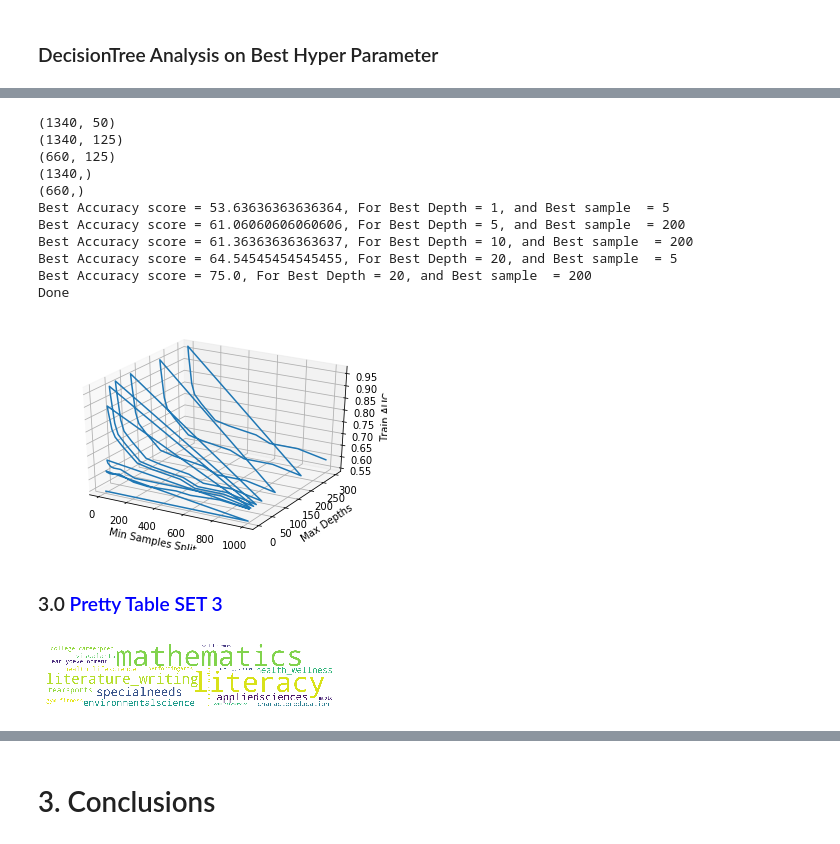
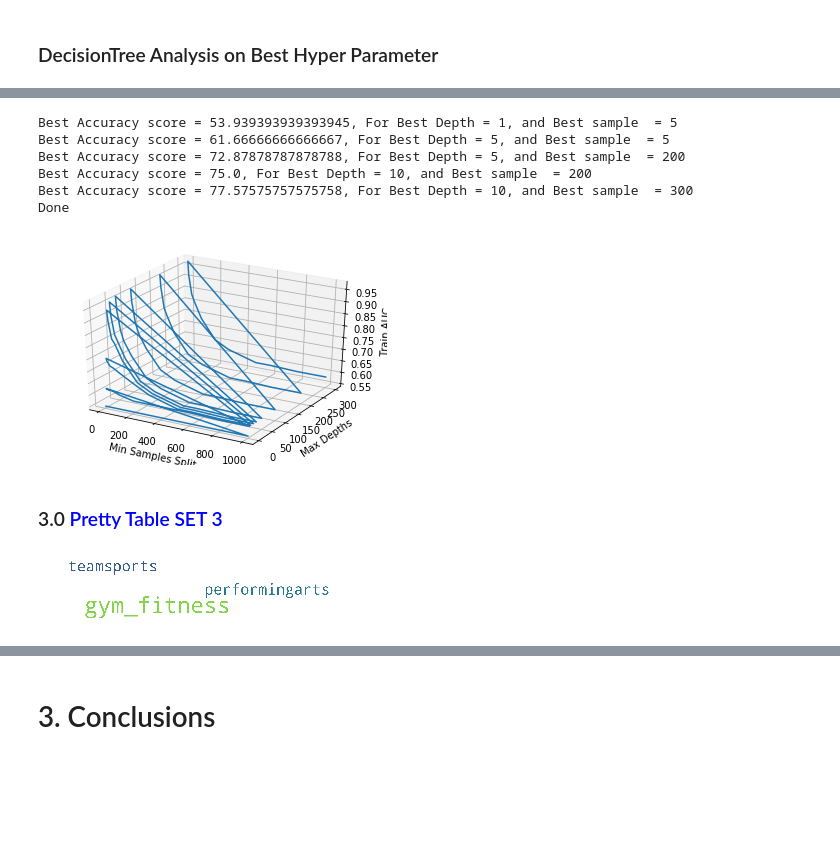
Before and after one commit to VipinJain1/VIP-DecisionTree, a Jupyter notebook: Decision_Tree.ipynb, the cells around one changed output, grey strips where cells are left out. Saved outputs shown, nothing was run; the diff lists cells and outputs as text; code cells hidden in the pictures; blank space fills up the shorter version.

Commit message:
added some graphs

```diff
--- a/Decision_Tree.ipynb
+++ b/Decision_Tree.ipynb
@@ -80,8 +80,8 @@ We will use the pandas .read_csv() method to read in the dataset. Then we will u
 # %% [markdown]
 ## 1.1 Reading Data
 # %%
-project_data = pd.read_csv("C:\\VipinML\\Assignment 2\\Assignments_DonorsChoose_2018\\train_data.csv")
-resource_data = pd.read_csv("C:\\VipinML\Assignment 2\\Assignments_DonorsChoose_2018\\resources.csv")
+project_data = pd.read_csv("D:\\VipinML\\Assignment 2\\Assignments_DonorsChoose_2018\\train_data.csv")
+resource_data = pd.read_csv("D:\\VipinML\Assignment 2\\Assignments_DonorsChoose_2018\\resources.csv")
 #Limit the data for testing purpose since processing takes few hours for full set..
 
 project_data = project_data.head(2000)
@@ -655,7 +655,7 @@ X_test_tfidf_words = set(tfidf_model.get_feature_names())
 # %%
 # stronging variables into pickle files python: http://www.jessicayung.com/how-to-use-pickle-to-save-and-load-variables-in-python/
 # make sure you have the glove_vectors file
-with open('C:\\VipinML\\InputData\\glove_vectors', 'rb') as f:
+with open('D:\\VipinML\\InputData\\glove_vectors', 'rb') as f:
     model = pickle.load(f)
     glove_words =  set(model.keys())
 # %% [markdown]
@@ -1782,20 +1757,15 @@ Test confusion matrix
 # %%
 # Remove unwanted features from model and regenerate model using better features to see the impact on accuracy.
 
-Bestmax_depth,Bestmin_samples_split=DecisionTree_for_better_important_features(X_tr_set5,y_train,X_te_set5,y_test)
+Bestmax_depth,Bestmin_samples_split=DecisionTree_for_better_important_features(X_tr_set5,y_train,X_te_set5,y_test,set5_Bestmax_depth,set5_Bestmin_samples_split)
 # %% [output]
-(1340, 50)
-(1340, 125)
-(660, 125)
-(1340,)
-(660,)
-Best Accuracy score = 53.63636363636364, For Best Depth = 1, and Best sample  = 5
-Best Accuracy score = 61.06060606060606, For Best Depth = 5, and Best sample  = 200
-Best Accuracy score = 61.36363636363637, For Best Depth = 10, and Best sample  = 200
-Best Accuracy score = 64.54545454545455, For Best Depth = 20, and Best sample  = 5
-Best Accuracy score = 75.0, For Best Depth = 20, and Best sample  = 200
+Best Accuracy score = 53.939393939393945, For Best Depth = 1, and Best sample  = 5
+Best Accuracy score = 61.66666666666667, For Best Depth = 5, and Best sample  = 5
+Best Accuracy score = 72.87878787878788, For Best Depth = 5, and Best sample  = 200
+Best Accuracy score = 75.0, For Best Depth = 10, and Best sample  = 200
+Best Accuracy score = 77.57575757575758, For Best Depth = 10, and Best sample  = 300
 Done
-[figure, old version]
+[figure, new version]
 # %% [markdown]
 ### 3.0 <font color='Blue'> Pretty Table  SET 3</font>
 # %%
@@ -1805,7 +1775,7 @@ X_tr_text =  X_train_sub_categories_one_hot
 X_te_text =  X_test_sub_categories_one_hot
 positive_false_points(X_tr_text,y_train,X_te_text,y_test,text_Bestmax_depth,text_Bestmin_samples_split)
 # %% [output]
-[figure, old version]
+[figure, new version]
 # %%
 #Draw Pretty Table using Best Analysis. Pretty table is drawn based on
 #best AUC is calcukated by passing varipus Hyperparameter in loop.
```
Also changed, not shown: parts of 25 cells of this notebook.
